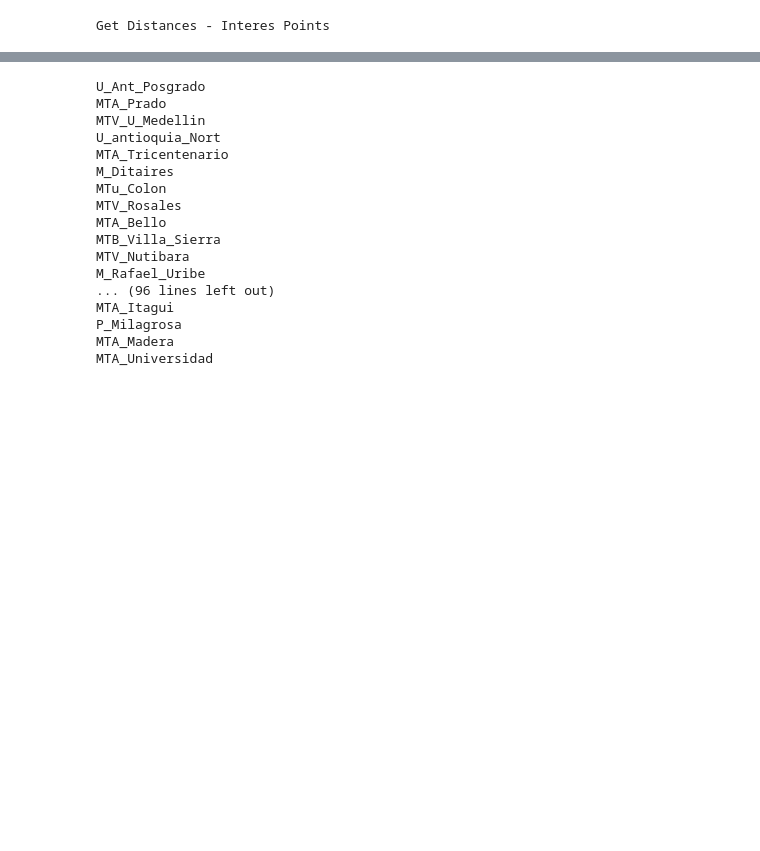
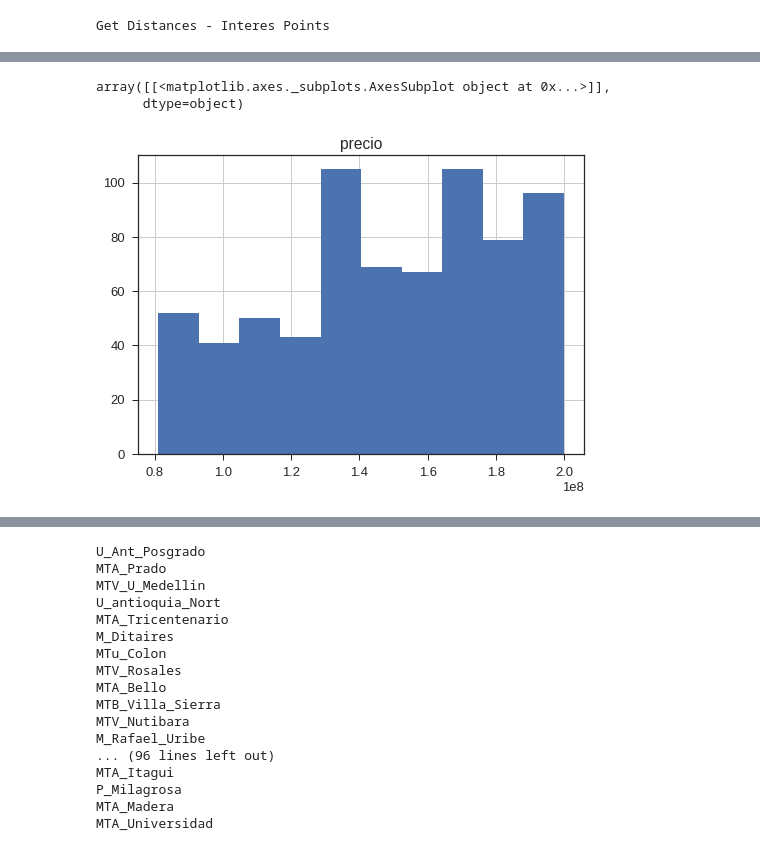
Before and after one commit to obabilonia/funciones_general, a Jupyter notebook: filename.ipynb, the cells around one changed output, grey strips where cells are left out. Drawn from its saved outputs; the diff is of its cells as text; code cells hidden in the pictures; blank space fills up the shorter version.

```diff
--- a/filename.ipynb
+++ b/filename.ipynb
@@ -589,0 +700,14 @@ df["lat"] = df["mapa"].map(lambda x: float(x[0]))
+# %%
+from sklearn.ensemble import RandomForestRegressor
+from sklearn.datasets import make_regression
+from sklearn.model_selection import train_test_split
+
+
+
+X_train, X_test, y_train, y_test = train_test_split(X, y, test_size=0.2)
+# %%
+y_train.hist()
+# %% [output]
+array([[<matplotlib.axes._subplots.AxesSubplot object at 0x...>]],
+      dtype=object)
+[figure, added]
```
Also changed, not shown: parts of 69 cells of this notebook.
